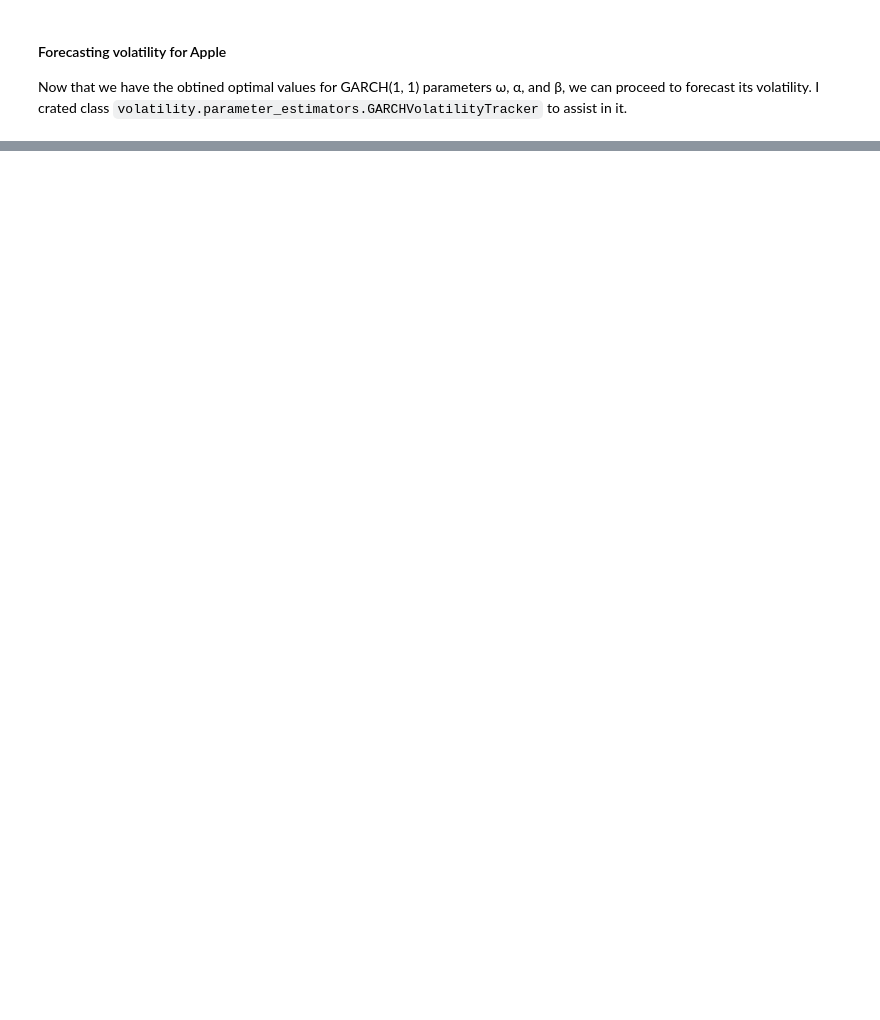
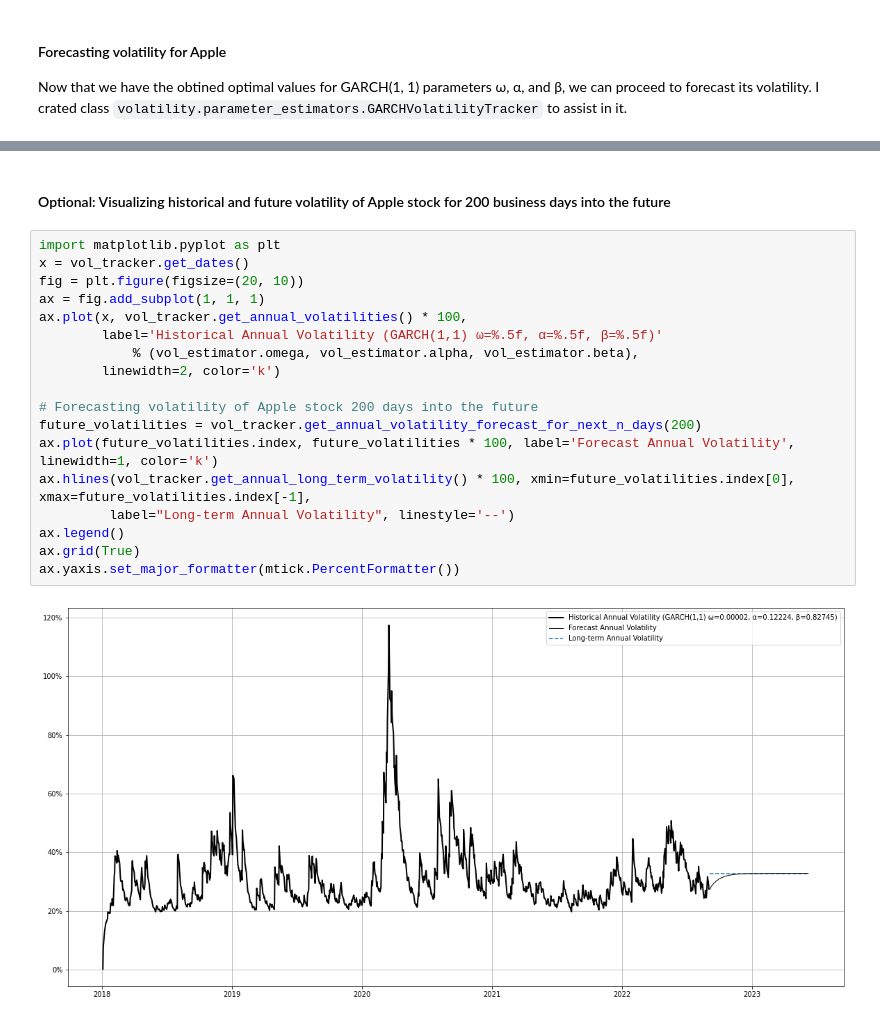
Before and after one commit to ilchen/options-pricing, a Jupyter notebook: equity-options-pricing-exmple.ipynb, the cells around one changed output, grey strips where cells are left out. Drawn from its saved outputs; the diff is of its cells as text; blank space fills up the shorter version.

Commit message:
Finished equity options pricing example Jupyter notebook

```diff
--- a/equity-options-pricing-exmple.ipynb
+++ b/equity-options-pricing-exmple.ipynb
@@ -117,0 +120,22 @@ Volatility of AAPL for term 0.1342 years: 0.26851
+# %% [markdown]
+#### Optional: Visualizing historical and future volatility of Apple stock for 200 business days into the future
+# %%
+import matplotlib.pyplot as plt
+x = vol_tracker.get_dates()
+fig = plt.figure(figsize=(20, 10))
+ax = fig.add_subplot(1, 1, 1)
+ax.plot(x, vol_tracker.get_annual_volatilities() * 100,
+        label='Historical Annual Volatility (GARCH(1,1) ω=%.5f, α=%.5f, β=%.5f)'
+            % (vol_estimator.omega, vol_estimator.alpha, vol_estimator.beta),
+        linewidth=2, color='k')
+
+# Forecasting volatility of Apple stock 200 days into the future
+future_volatilities = vol_tracker.get_annual_volatility_forecast_for_next_n_days(200)
+ax.plot(future_volatilities.index, future_volatilities * 100, label='Forecast Annual Volatility', linewidth=1, color='k')
+ax.hlines(vol_tracker.get_annual_long_term_volatility() * 100, xmin=future_volatilities.index[0], xmax=future_volatilities.index[-1],
+         label="Long-term Annual Volatility", linestyle='--')
+ax.legend()
+ax.grid(True)
+ax.yaxis.set_major_formatter(mtick.PercentFormatter())
+# %% [output]
+[figure, added]
```
Also changed, not shown: parts of 20 cells of this notebook, 1 other file.
